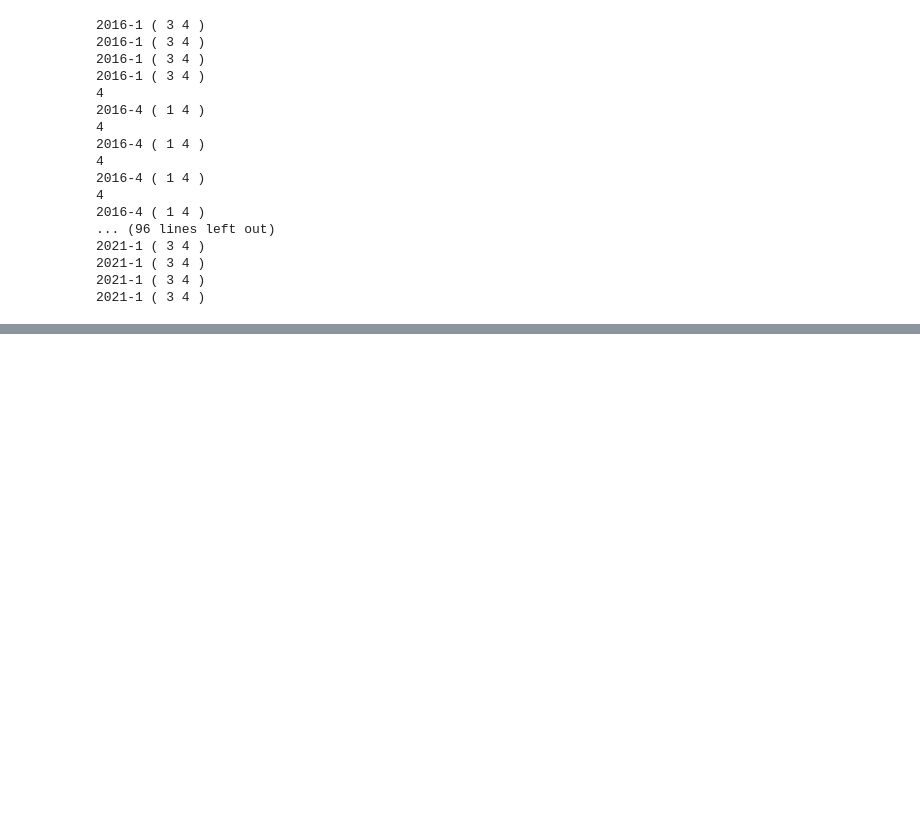
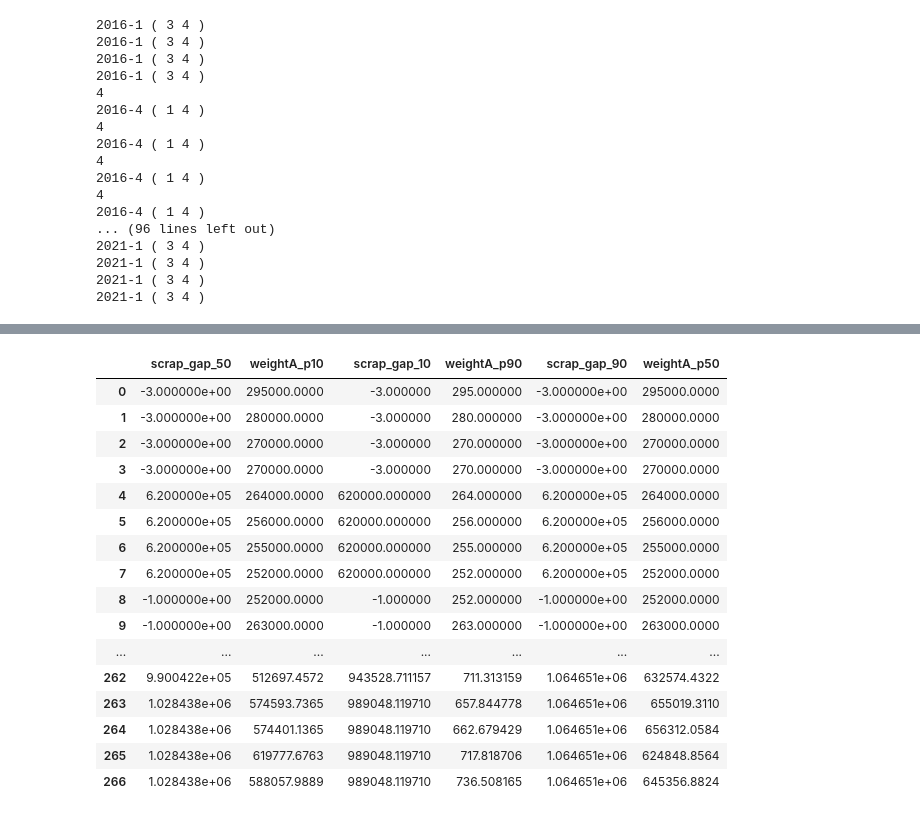
Before and after one commit to imsumin018/steelprice, a Jupyter notebook: ee01_step3_with_model_weightA.ipynb, the cells around one changed output, grey strips where cells are left out. Saved outputs shown, nothing was run; the diff lists cells and outputs as text; code cells hidden in the pictures; blank space fills up the shorter version.

```diff
--- a/ee01_step3_with_model_weightA.ipynb
+++ b/ee01_step3_with_model_weightA.ipynb
@@ -250,0 +469,20 @@ fig.savefig('./result_img01/fig2_50.png', dpi = 100)
+# %%
+dfa
+# %% [output]
+|  | scrap_gap_50 | weightA_p10 | scrap_gap_10 | weightA_p90 | scrap_gap_90 | weightA_p50 |
+| 0 | -3.000000e+00 | 295000.0000 | -3.000000 | 295.000000 | -3.000000e+00 | 295000.0000 |
+| 1 | -3.000000e+00 | 280000.0000 | -3.000000 | 280.000000 | -3.000000e+00 | 280000.0000 |
+| 2 | -3.000000e+00 | 270000.0000 | -3.000000 | 270.000000 | -3.000000e+00 | 270000.0000 |
+| 3 | -3.000000e+00 | 270000.0000 | -3.000000 | 270.000000 | -3.000000e+00 | 270000.0000 |
+| 4 | 6.200000e+05 | 264000.0000 | 620000.000000 | 264.000000 | 6.200000e+05 | 264000.0000 |
+| 5 | 6.200000e+05 | 256000.0000 | 620000.000000 | 256.000000 | 6.200000e+05 | 256000.0000 |
+| 6 | 6.200000e+05 | 255000.0000 | 620000.000000 | 255.000000 | 6.200000e+05 | 255000.0000 |
+| 7 | 6.200000e+05 | 252000.0000 | 620000.000000 | 252.000000 | 6.200000e+05 | 252000.0000 |
+| 8 | -1.000000e+00 | 252000.0000 | -1.000000 | 252.000000 | -1.000000e+00 | 252000.0000 |
+| 9 | -1.000000e+00 | 263000.0000 | -1.000000 | 263.000000 | -1.000000e+00 | 263000.0000 |
+| ... | ... | ... | ... | ... | ... | ... |
+| 262 | 9.900422e+05 | 512697.4572 | 943528.711157 | 711.313159 | 1.064651e+06 | 632574.4322 |
+| 263 | 1.028438e+06 | 574593.7365 | 989048.119710 | 657.844778 | 1.064651e+06 | 655019.3110 |
+| 264 | 1.028438e+06 | 574401.1365 | 989048.119710 | 662.679429 | 1.064651e+06 | 656312.0584 |
+| 265 | 1.028438e+06 | 619777.6763 | 989048.119710 | 717.818706 | 1.064651e+06 | 624848.8564 |
+| 266 | 1.028438e+06 | 588057.9889 | 989048.119710 | 736.508165 | 1.064651e+06 | 645356.8824 |
```
Also changed, not shown: parts of 14 cells of this notebook, 9 other files.
